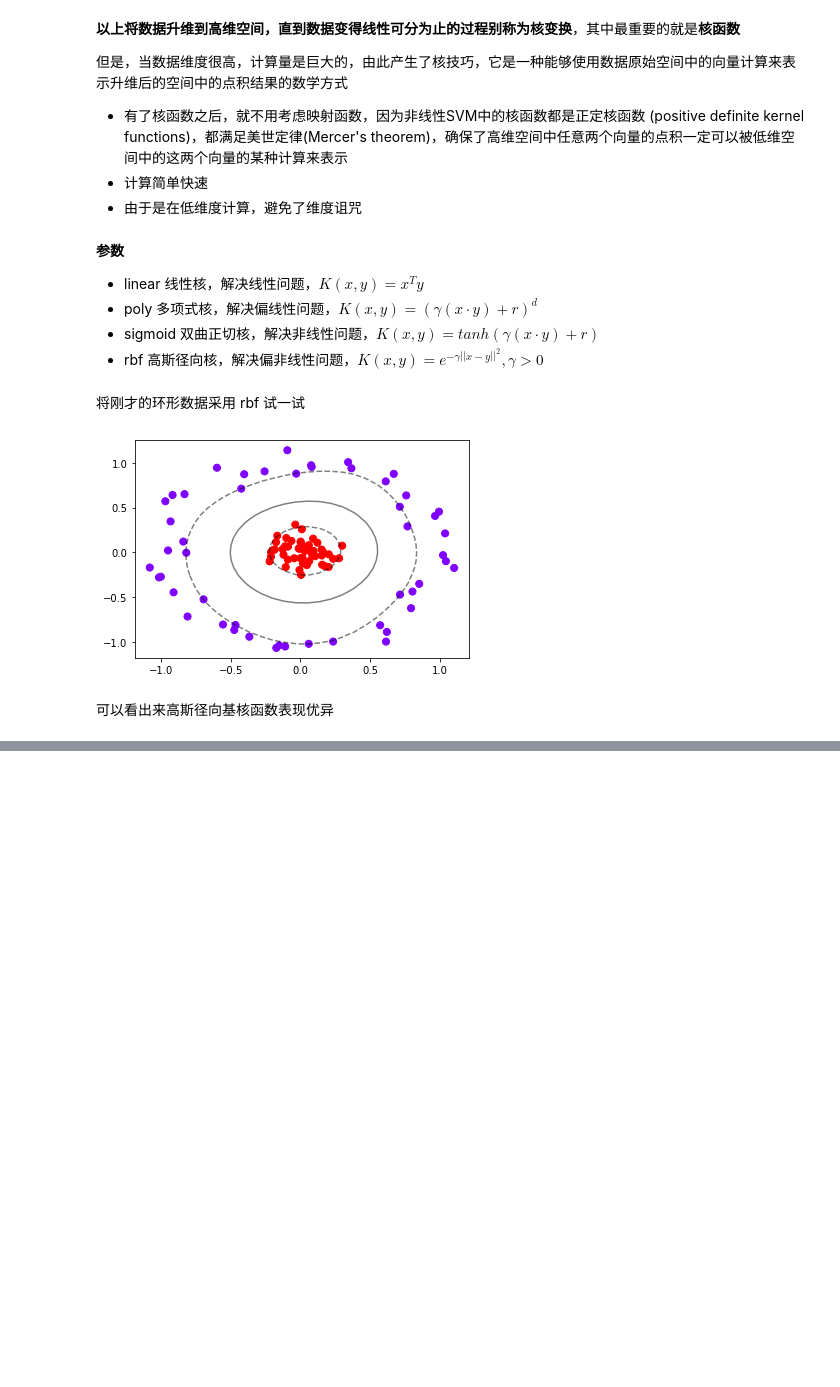
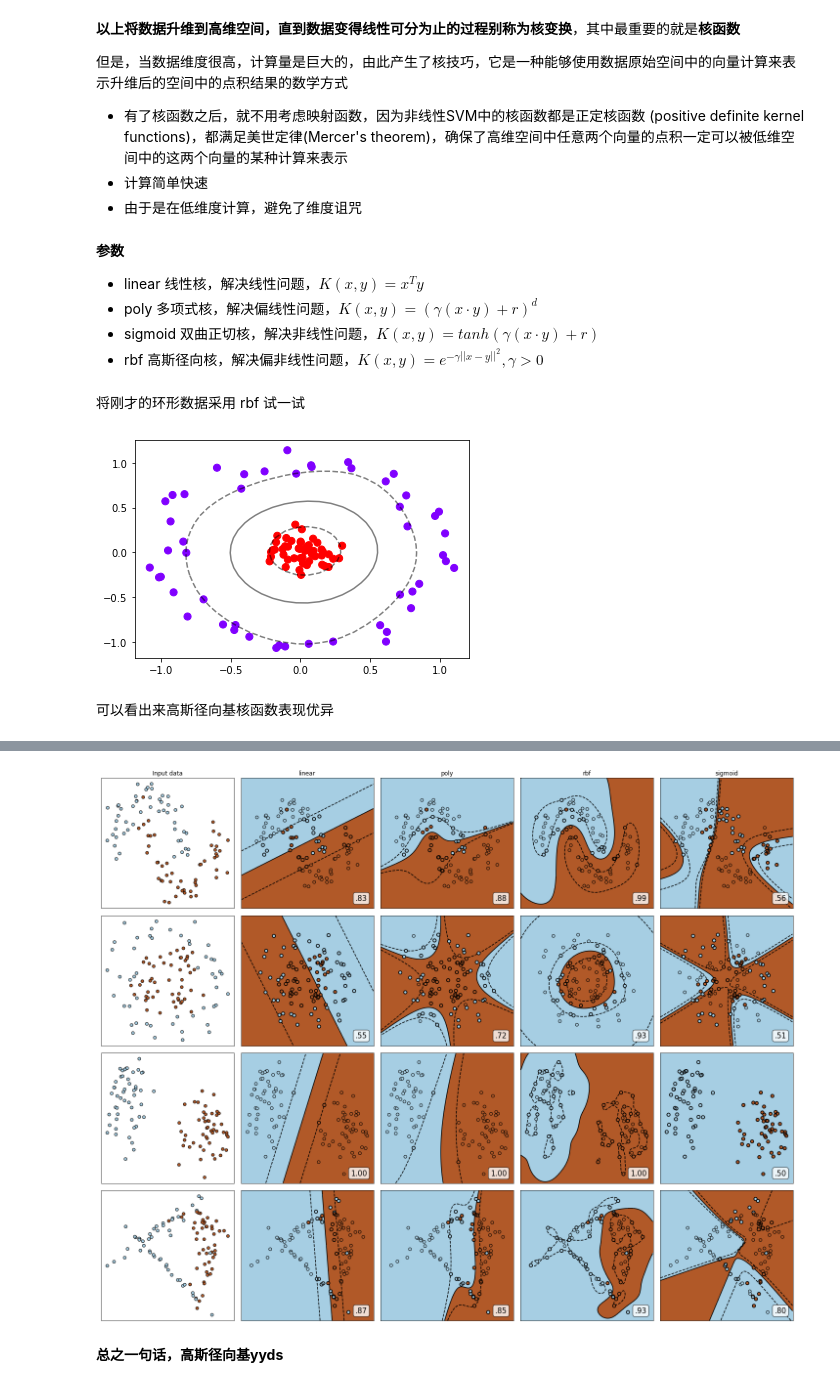
Before and after one commit to qitianyuu/sklearn, a Jupyter notebook: SVM.ipynb, the cells around one changed output, grey strips where cells are left out. Drawn from its saved outputs; the diff is of its cells as text; code cells hidden in the pictures; blank space fills up the shorter version.

```diff
--- a/SVM.ipynb
+++ b/SVM.ipynb
@@ -356,0 +376,2 @@ plot_svc_decision_function(clf_)
+# %%
+Kernal = ['linear', 'poly', 'rbf', 'sigmoid']
@@ -356,0 +389,68 @@ plot_svc_decision_function(clf_)
+# %%
+# 构建子图，方便互相比较
+
+nrows = len(datasets)
+ncols = len(Kernal) + 1
+
+fig, axes = plt.subplots(nrows, ncols, figsize=(20,16))
+
+# 开始循环画图
+
+# zorder 是图层的参数
+
+for ds_cnt, (X,Y) in enumerate(datasets):
+    ax = axes[ds_cnt,0]
+    if ds_cnt == 0:
+        ax.set_title('Input data')
+    ax.scatter(X[:,0], X[:,1], c=Y, zorder=10, cmap=plt.cm.Paired,edgecolors='k')
+    ax.set_xticks([]);ax.set_yticks([])
+
+    for index, kernal in enumerate(Kernal):
+        ax = axes[ds_cnt,index+1]
+
+        clf = svm.SVC(kernel=kernal, gamma=2).fit(X,Y)
+        score = clf.score(X,Y)
+        # 数据本身的分布
+        ax.scatter(X[:,0], X[:,1], c=Y, zorder=10, cmap=plt.cm.Paired,edgecolors='k')
+        # 支持向量
+        ax.scatter(clf.support_vectors_[:, 0],
+                   clf.support_vectors_[:, 1],
+                   s=50, facecolors='none',
+                   zorder=10, edgecolors='k')
+
+        # 决策边界
+        x_min, x_max = X[:, 0].min() - .5, X[:, 0].max() + .5
+        y_min, y_max = X[:, 1].min() - .5, X[:, 1].max() + .5
+
+        XX, YY = np.mgrid[x_min:x_max:200j,y_min:y_max:200j]
+
+        # Z 就是所有的点，c_与 np.vstack功能类似
+        Z = clf.decision_function(np.c_[XX.ravel(), YY.ravel()]).reshape(XX.shape)
+        #填充等高线不同区域的颜色
+        ax.pcolormesh(XX, YY, Z > 0, cmap=plt.cm.Paired, shading='auto')
+#         plt.pcolormesh(xx, yy, z.reshape(xx.shape), shading='auto', cmap=cmap_light)
+
+        #绘制等高线
+        ax.contour(XX, YY, Z, colors=['k', 'k', 'k'], linestyles=['--', '-', '--'], levels=[-1, 0, 1])
+
+        #设定坐标轴为不显示
+        ax.set_xticks(())
+        ax.set_yticks(())
+
+        #将标题放在第一行的顶上
+        if ds_cnt == 0:
+            ax.set_title(kernal)
+
+        #为每张图添加分类的分数
+        ax.text(0.95, 0.06, ('%.2f' % score).lstrip('0'), size=15,
+                bbox=dict(boxstyle='round', alpha=0.8, facecolor='white'),
+                #为分数添加一个白色的格子作为底色
+                transform=ax.transAxes, #确定文字所对应的坐标轴，就是ax子图的坐标轴本身
+                horizontalalignment='right' #位于坐标轴的什么方向
+                )
+plt.tight_layout()
+plt.show()
+# %% [output]
+[figure, added]
+# %% [markdown]
+**总之一句话，高斯径向基yyds**
```
Also changed, not shown: parts of 7 cells of this notebook.
